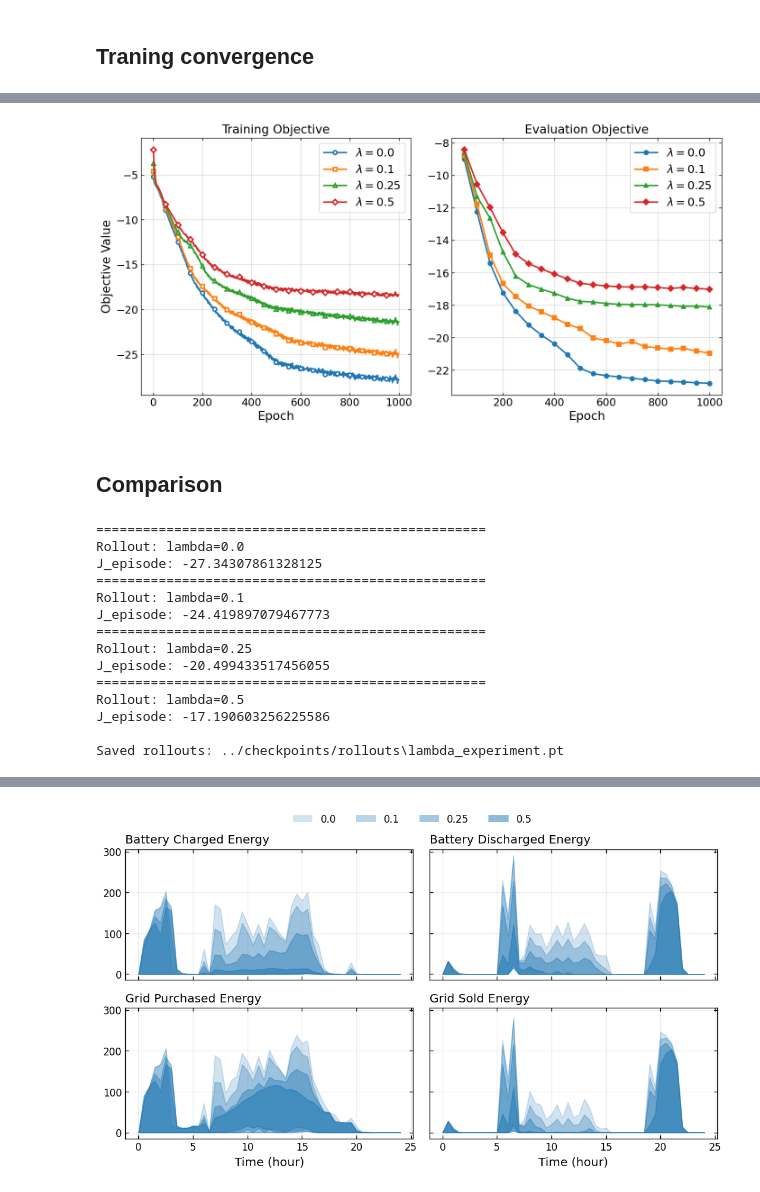
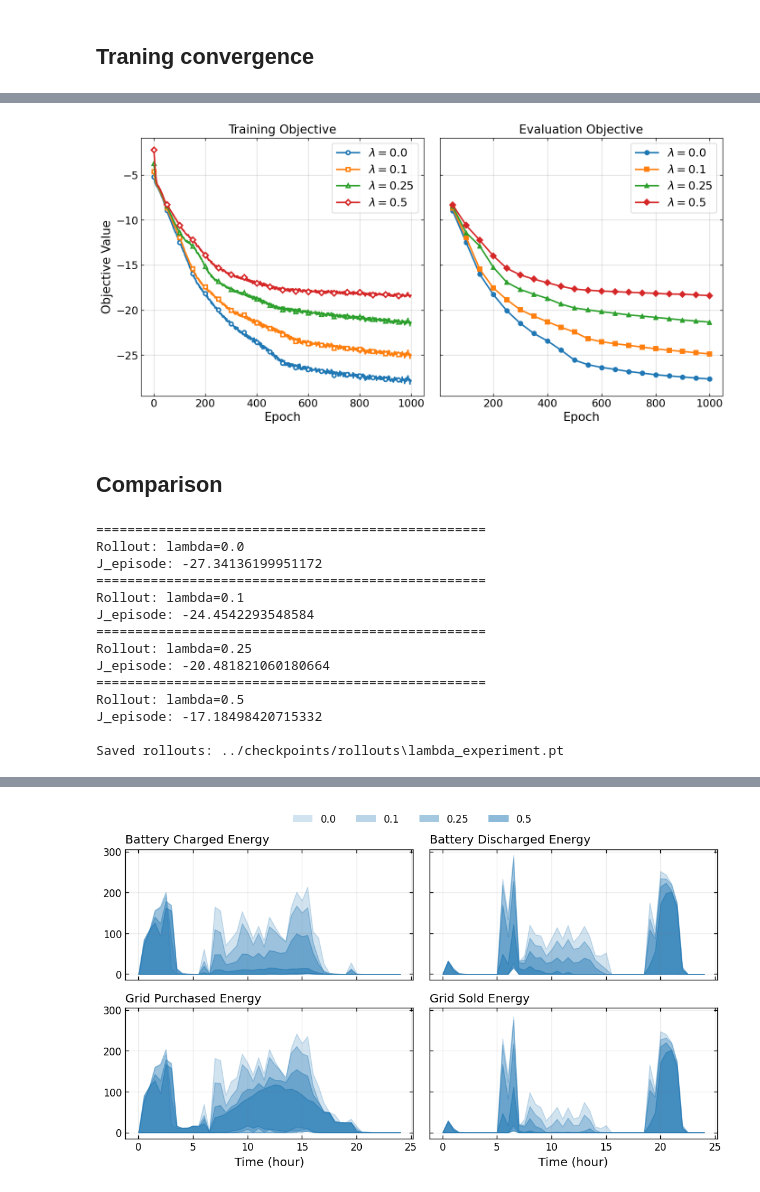
Before and after one commit to DenisseUrenda/stochastic-ems-policy, a Jupyter notebook: notebooks/03_lambda_experiments.ipynb, the cells around one changed output, grey strips where cells are left out. Drawn from its saved outputs; the diff is of its cells as text; code cells hidden in the pictures.

Commit message:
modify J eval in train net

```diff
--- a/notebooks/03_lambda_experiments.ipynb
+++ b/notebooks/03_lambda_experiments.ipynb
@@ -86,7 +86,10 @@ for lambda_cost in LAMBDA_COST:
         "best_J": res["best_J"],
         "policy_state_dict": res["best_state"],
         "J_train_hist": res["J_train_hist"],
-        "J_eval_hist": res["J_eval_hist"],
+        'J_stoch_eval_hist': res['J_stoch_eval_hist'],
+        'J_det_eval_hist': res['J_det_eval_hist'],
+        "training_steps": res["training_steps"],
+        "evaluation_steps": res["evaluation_steps"],
         "seed_base": SEED_BASE,
         "epochs": EPOCHS,
         "batch_size": BATCH_SIZE,
@@ -178,7 +171,7 @@ LAMBDA_COST = [0.0, 0.1, 0.25, 0.5]
 fig, axs = plt.subplots(
     1, 2,
     figsize=(12, 6),
-    sharey=False
+    sharey=True
 )
 
 markers = ["o", "s", "^", "D"]
@@ -191,11 +184,12 @@ for marker, lambda_cost in zip(markers, LAMBDA_COST):
     ckpt = torch.load(path, map_location="cpu")
 
     J_train = ckpt["J_train_hist"]
-    J_eval = ckpt["J_eval_hist"]
-
-    eval_epochs = np.arange(50, len(J_train) + 1, 50)
+    J_evaluation = ckpt["J_stoch_eval_hist"]
+    training_steps = ckpt["training_steps"]
+    evaluation_steps = ckpt["evaluation_steps"]
 
     axs[0].plot(
+        training_steps,
         J_train,
         linestyle="-",
         marker=marker,
@@ -208,8 +202,8 @@ for marker, lambda_cost in zip(markers, LAMBDA_COST):
     )
 
     axs[1].plot(
-        eval_epochs,
-        J_eval,
+        evaluation_steps,
+        J_evaluation,
         linestyle="-",
         marker=marker,
         markersize=6,
@@ -217,34 +211,34 @@ for marker, lambda_cost in zip(markers, LAMBDA_COST):
         label=fr"$\lambda={lambda_cost}$"
     )
 
 axs[0].set_title("Training Objective")
 axs[0].set_xlabel("Epoch")
 axs[0].set_ylabel("Objective Value")
 axs[0].grid(True, alpha=0.3)
 
 axs[1].set_title("Evaluation Objective")
 axs[1].set_xlabel("Epoch")
 axs[1].grid(True, alpha=0.3)
 
 axs[0].legend()
 axs[1].legend()
 
 plt.tight_layout()
 
 plt.savefig(
     "../figures/lambda_experiments/training_evaluation_objective.pdf",
     bbox_inches="tight"
 )
 
 plt.savefig(
     "../figures/lambda_experiments/training_evaluation_objective.png",
     dpi=300,
     bbox_inches="tight"
 )
 
 plt.show()
 # %% [output]
-[figure, old version]
+[figure, new version]
 # %% [markdown]
 ## Comparison
 # %%
@@ -337,16 +331,16 @@ print(f"\nSaved rollouts: {rollout_path}")
 # %% [output]
 ==================================================
 Rollout: lambda=0.0
-J_episode: -27.34307861328125
+J_episode: -27.34136199951172
 ==================================================
 Rollout: lambda=0.1
-J_episode: -24.419897079467773
+J_episode: -24.4542293548584
 ==================================================
 Rollout: lambda=0.25
-J_episode: -20.499433517456055
+J_episode: -20.481821060180664
 ==================================================
 Rollout: lambda=0.5
-J_episode: -17.190603256225586
+J_episode: -17.18498420715332
 
 Saved rollouts: ../checkpoints/rollouts\lambda_experiment.pt
 # %%
```
Also changed, not shown: parts of 9 cells of this notebook, 44 other files.
